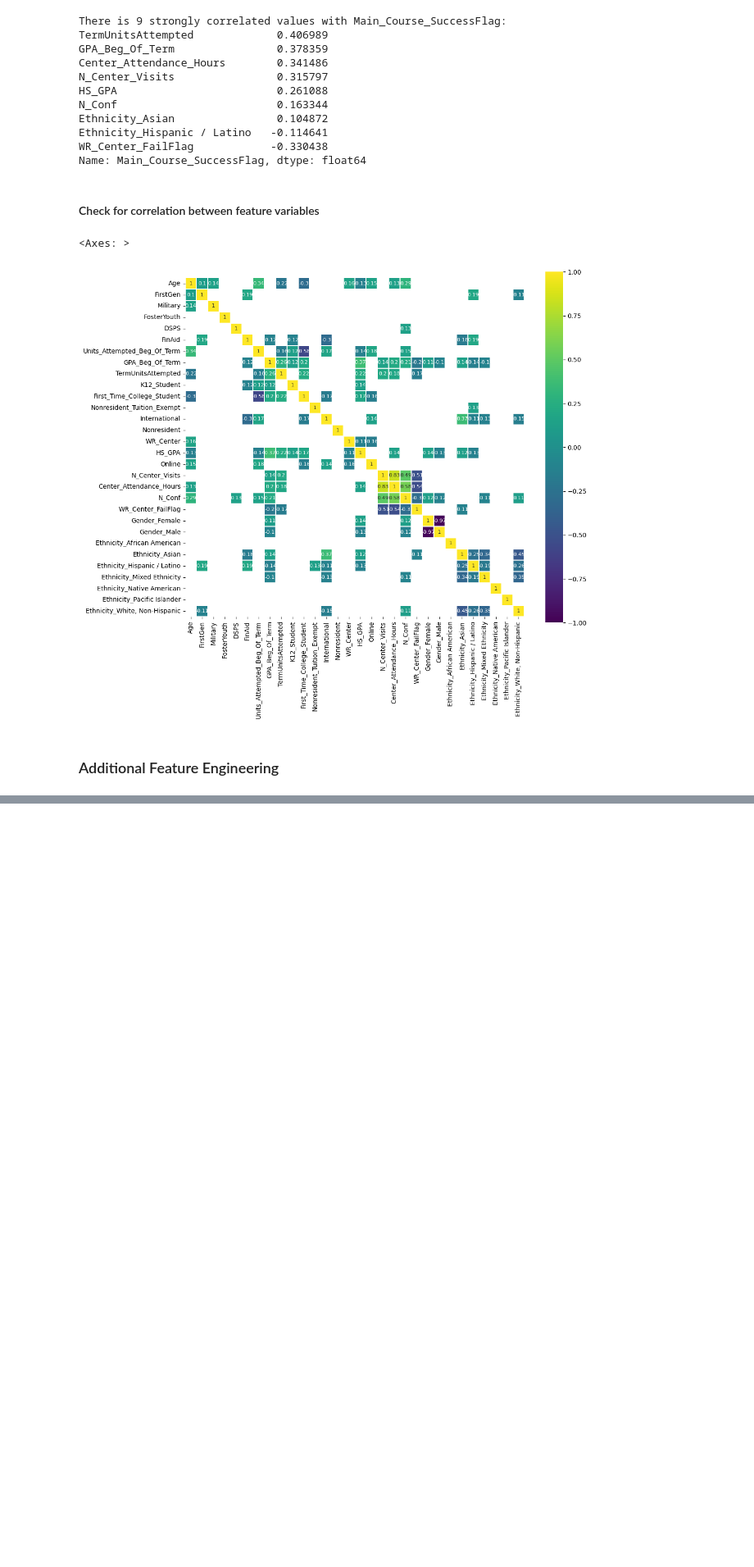
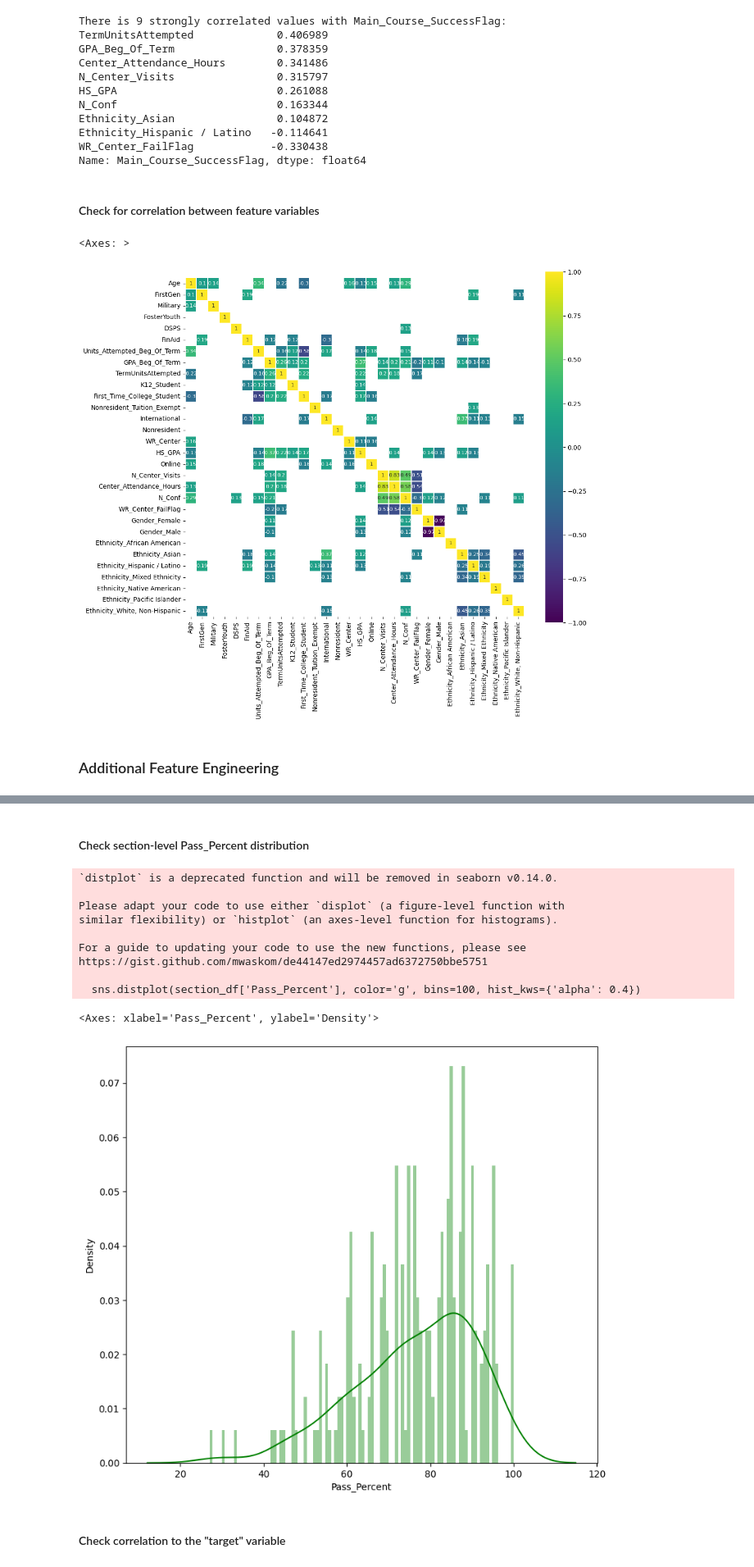
Before and after one commit to affo98/AppliedStatistics, a Jupyter notebook: EDA.ipynb, the cells around one changed output, grey strips where cells are left out. Shown at 82% size. Cells and saved outputs as stored; diff of their text form; code cells hidden in the pictures; blank space fills up the shorter version.

```diff
--- a/EDA.ipynb
+++ b/EDA.ipynb
@@ -290,0 +296,39 @@ df['CC_GPA_Flag'] = df['GPA_Beg_Of_Term'].notnull().astype(int)
+# %%
+section_df1 = df.groupby('Section_ID')['Instructor_ID'].value_counts().reset_index()
+section_df1.columns = ['Section_ID', 'Instructor_ID', 'N_Students']
+
+section_df2 = df.groupby(['Section_ID', 'Instructor_ID'])['Main_Course_SuccessFlag'].sum().reset_index()
+section_df2.columns = ['Section_ID', 'Instructor_ID', 'N_Passed']
+
+section_df3 = df_encoded.groupby(['Section_ID', 'Instructor_ID'])['Ethnicity_Asian'].sum().reset_index()
+section_df3.columns = ['Section_ID', 'Instructor_ID', 'N_Asian']
+
+section_df4 = df_encoded.groupby(['Section_ID', 'Instructor_ID'])['Ethnicity_Hispanic / Latino'].sum().reset_index()
+section_df4.columns = ['Section_ID', 'Instructor_ID', 'N_Hispanic']
+
+section_df5 = df_encoded.groupby(['Section_ID', 'Instructor_ID'])['WR_Center'].sum().reset_index()
+section_df5.columns = ['Section_ID', 'Instructor_ID', 'N_WR_Center_Enrolled']
+
+section_df6 = df_encoded.groupby(['Section_ID', 'Instructor_ID'])['WR_Center_FailFlag'].sum().reset_index()
+section_df6.columns = ['Section_ID', 'Instructor_ID', 'N_WR_Center_Failed']
+# %%
+section_df = pd.merge(section_df1, section_df2, on=['Section_ID', 'Instructor_ID'], how='left')
+section_df = pd.merge(section_df, section_df3, on=['Section_ID', 'Instructor_ID'], how='left')
+section_df = pd.merge(section_df, section_df4, on=['Section_ID', 'Instructor_ID'], how='left')
+section_df = pd.merge(section_df, section_df5, on=['Section_ID', 'Instructor_ID'], how='left')
+section_df = pd.merge(section_df, section_df6, on=['Section_ID', 'Instructor_ID'], how='left')
+
+section_df['Pass_Percent'] = 100 * section_df['N_Passed'] / section_df['N_Students']
+section_df['Asian_Percent'] = 100 * section_df['N_Asian'] / section_df['N_Students']
+section_df['Hispanic_Percent'] = 100 * section_df['N_Hispanic'] / section_df['N_Students']
+section_df['WR_Enrolled_Percent'] = 100 * section_df['N_WR_Center_Enrolled'] / section_df['N_Students']
+section_df['WR_Finished_Percent'] = 100 * (section_df['N_WR_Center_Enrolled'] - section_df['N_WR_Center_Failed']) / section_df['N_WR_Center_Enrolled']
+section_df['WR_Finished_Percent'].fillna(100, inplace=True)
+
+section_df['Pass_Percent'] = section_df['Pass_Percent'].apply(math.floor)
+section_df['Asian_Percent'] = section_df['Asian_Percent'].apply(math.floor)
+section_df['Hispanic_Percent'] = section_df['Hispanic_Percent'].apply(math.floor)
+section_df['WR_Enrolled_Percent'] = section_df['WR_Enrolled_Percent'].apply(math.floor)
+section_df['WR_Finished_Percent'] = section_df['WR_Finished_Percent'].apply(math.floor)
+
+section_df[['N_Students', 'N_Passed', 'Pass_Percent', 'Asian_Percent', 'Hispanic_Percent', 'WR_Enrolled_Percent']].describe()
@@ -290,0 +345,19 @@ df['CC_GPA_Flag'] = df['GPA_Beg_Of_Term'].notnull().astype(int)
+# %% [markdown]
+#### Check section-level Pass_Percent distribution
+# %%
+plt.figure(figsize=(9, 8))
+sns.distplot(section_df['Pass_Percent'], color='g', bins=100, hist_kws={'alpha': 0.4})
+# %% [output]
+`distplot` is a deprecated function and will be removed in seaborn v0.14.0.
+
+Please adapt your code to use either `displot` (a figure-level function with
+similar flexibility) or `histplot` (an axes-level function for histograms).
+
+For a guide to updating your code to use the new functions, please see
+https://gist.github.com/mwaskom/de44147ed2974457ad6372750bbe5751
+
+  sns.distplot(section_df['Pass_Percent'], color='g', bins=100, hist_kws={'alpha': 0.4})
+<Axes: xlabel='Pass_Percent', ylabel='Density'>
+[figure, added]
+# %% [markdown]
+#### Check correlation to the "target" variable
```
Also changed, not shown: parts of 12 cells of this notebook.
